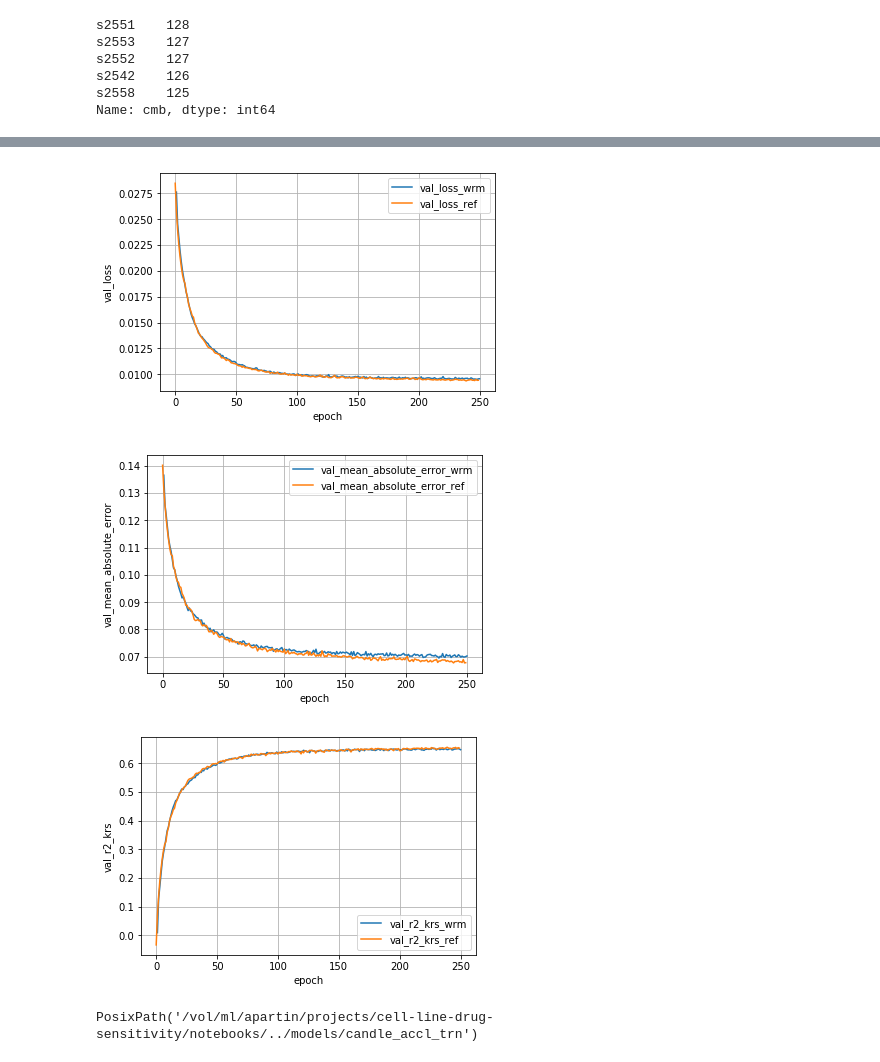
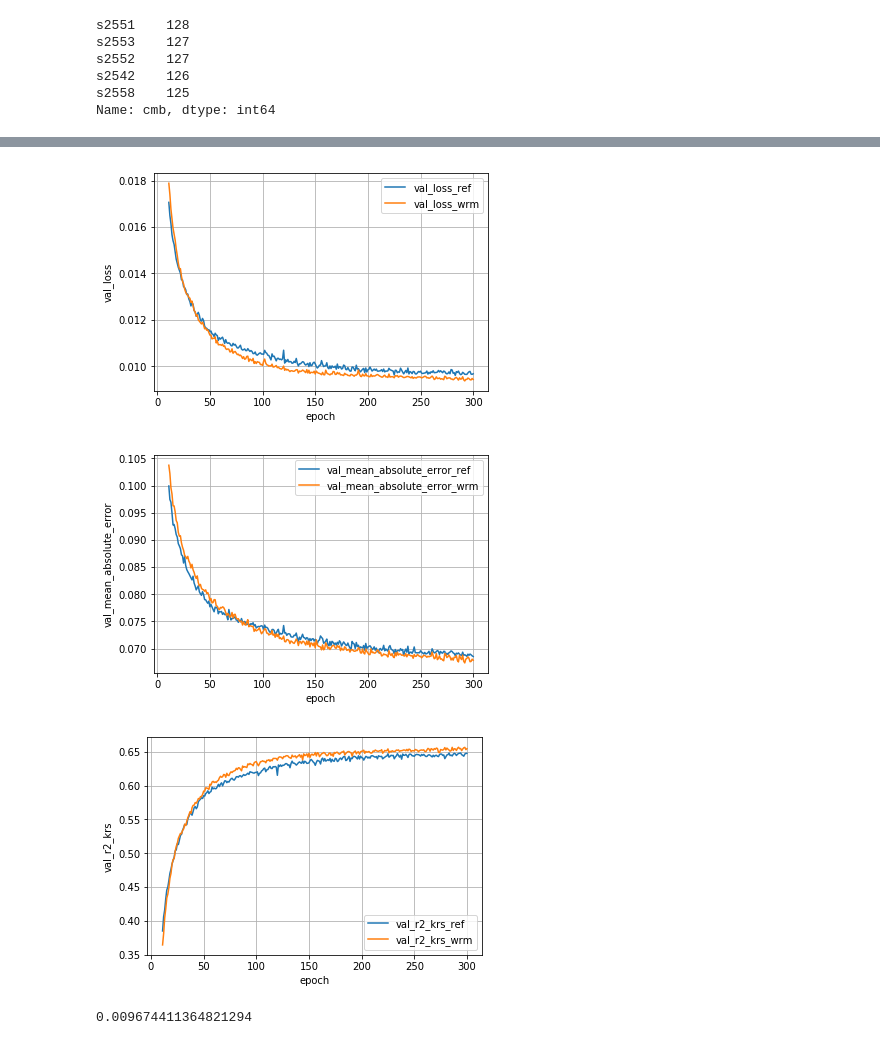
Before and after one commit to adpartin/pilot1, a Jupyter notebook: notebooks/top6_accl_trn.ipynb, the cells around one changed output, grey strips where cells are left out. Drawn from its saved outputs; the diff is of its cells as text; code cells hidden in the pictures.

```diff
--- a/notebooks/top6_accl_trn.ipynb
+++ b/notebooks/top6_accl_trn.ipynb
@@ -158,8 +154,11 @@ path = Path(os.getcwd())
 import matplotlib.pyplot as plt
 # %%
 path = path/'../models/candle_accl_trn'
-wrmdir = path/'wrm/split_by_none'
-refdir = path/'ref/split_by_none'
+# split_by = 'cell'
+split_by = 'none'
+
+wrmdir = path/'wrm'/f'split_by_{split_by}'
+refdir = path/'ref'/f'split_by_{split_by}'
 # %%
 h_wrm = pd.read_csv(wrmdir/'keras_history.csv')
 h_ref = pd.read_csv(refdir/'keras_history.csv')
@@ -189,21 +165,24 @@ array([  1,   2,   3,   4,   5,   6,   7,   8,   9,  10,  11,  12,  13,
 # %%
 h_wrm['epoch'] = h_wrm.index.values + 1
 h_ref['epoch'] = h_wrm.index.values + 1
+skip_epochs = 10
 # %%
 OUTDIR = path
 # %%
+# Plot WRM vd REF curves
+h_wrm = pd.read_csv(wrmdir/'keras_history.csv')
+h_ref = pd.read_csv(refdir/'keras_history.csv')
 val_cols_names = [c for c in h_ref.columns if 'val_' in c]
 for c in val_cols_names:
     fig, ax = plt.subplots()
-
-    ax.plot(h_wrm['epoch'], h_wrm[c], label=c+'_wrm')
-    ax.plot(h_ref[c], label=c+'_ref')
+    ax.plot(h_ref['epoch'][skip_epochs:], h_ref[c][skip_epochs:], label=c+'_ref')
+    ax.plot(h_wrm['epoch'][skip_epochs:], h_wrm[c][skip_epochs:], label=c+'_wrm')
     ax.set_xlabel('epoch')
     ax.set_ylabel(c)
     plt.legend(loc='best')
     plt.grid(True)
-    plt.savefig(OUTDIR/f'../wrm_vs_ref_{c}.png', bbox_inches='tight')
+    # plt.savefig(outdir/f'ref_vs_wrm_{c}.png', bbox_inches='tight')
 # %% [output]
-[figure, old version]
+[figure, new version]
-[figure, old version]
+[figure, new version]
-[figure, old version]
+[figure, new version]
@@ -217,4 +189,4 @@ h_ref = pd.read_csv(refdir/'keras_history.csv')
-# %%
-path
-# %% [output]
-PosixPath('/vol/ml/apartin/projects/cell-line-drug-sensitivity/notebooks/../models/candle_accl_trn')
+# %%
+h_ref['val_loss'].values[-1]
+# %% [output]
+0.009674411364821294
```
Also changed, not shown: parts of 28 cells of this notebook, 6 other files.
